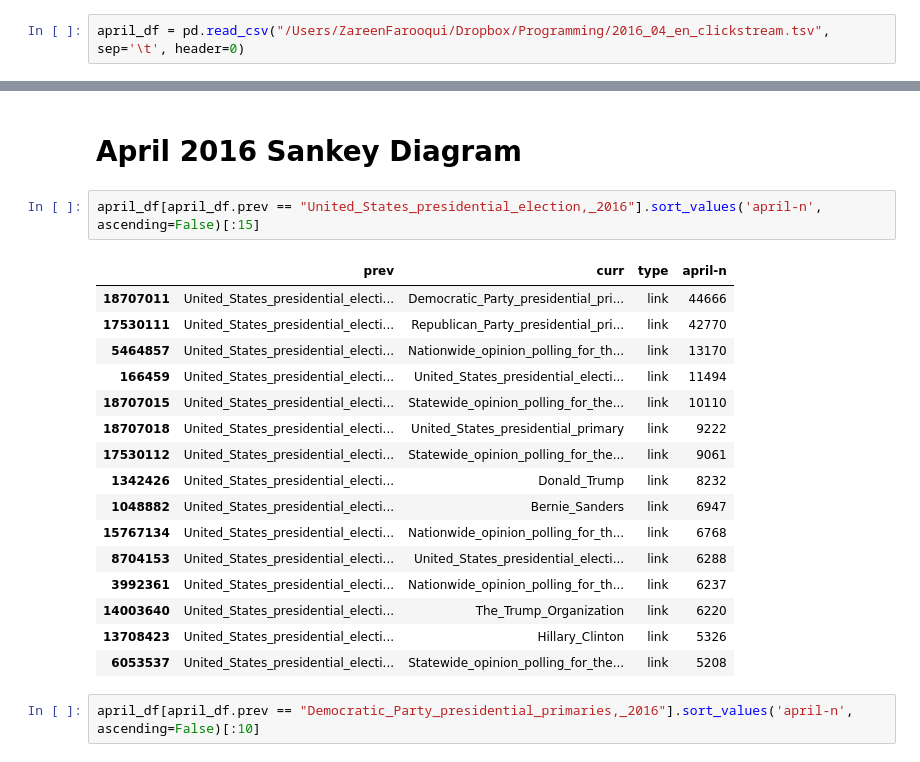
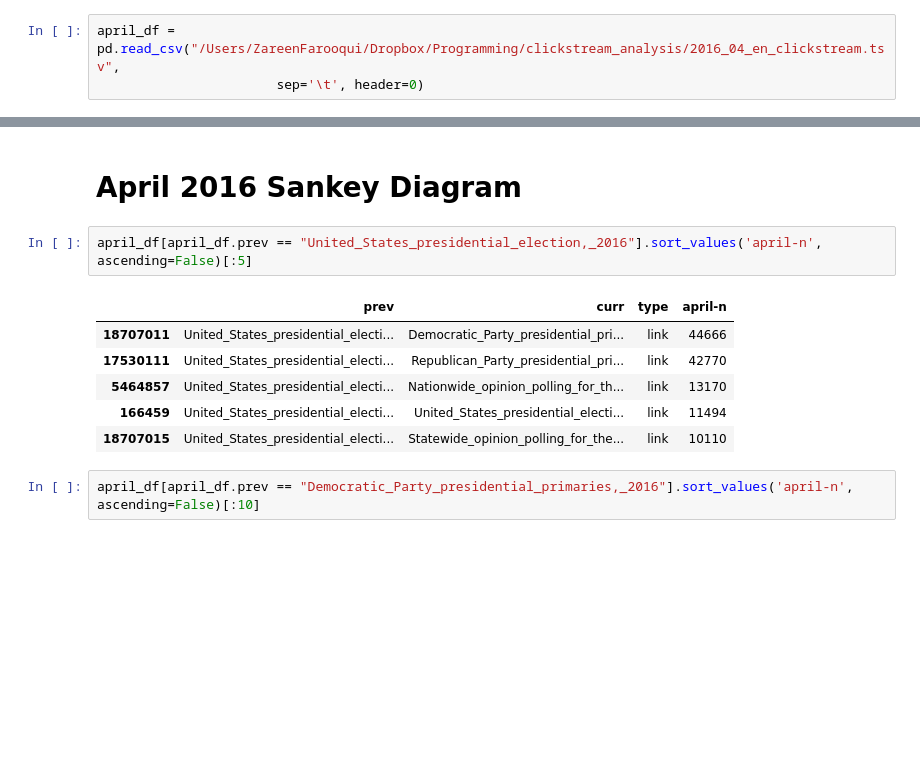
Before and after one commit to zareenfarooqui/2016-presidential-election-analysis, a Jupyter notebook: 2016_Presidential_Candidate_Clickstream_Analysis.ipynb, the cells around one changed output, grey strips where cells are left out. Cells and saved outputs as stored; diff of their text form; blank space fills up the shorter version.

```diff
--- a/2016_Presidential_Candidate_Clickstream_Analysis.ipynb
+++ b/2016_Presidential_Candidate_Clickstream_Analysis.ipynb
@@ -9,5 +13,6 @@ march_df = pd.read_csv("/Users/ZareenFarooqui/Dropbox/Programming/2016_03_clicks
 # %%
-april_df = pd.read_csv("/Users/ZareenFarooqui/Dropbox/Programming/2016_04_en_clickstream.tsv", sep='\t', header=0)
+april_df = pd.read_csv("/Users/ZareenFarooqui/Dropbox/Programming/clickstream_analysis/2016_04_en_clickstream.tsv",
+                       sep='\t', header=0)
 # %%
 feb_df.head()
 # %% [output]
@@ -261,24 +282,14 @@ google_df.sort_values('march-n', ascending=False)
 # %% [markdown]
 # April 2016 Sankey Diagram
 # %%
-april_df[april_df.prev == "United_States_presidential_election,_2016"].sort_values('april-n', ascending=False)[:15]
+april_df[april_df.prev == "United_States_presidential_election,_2016"].sort_values('april-n', ascending=False)[:5]
 # %% [output]
 |  | prev | curr | type | april-n |
 | 18707011 | United_States_presidential_electi... | Democratic_Party_presidential_pri... | link | 44666 |
 | 17530111 | United_States_presidential_electi... | Republican_Party_presidential_pri... | link | 42770 |
 | 5464857 | United_States_presidential_electi... | Nationwide_opinion_polling_for_th... | link | 13170 |
 | 166459 | United_States_presidential_electi... | United_States_presidential_electi... | link | 11494 |
 | 18707015 | United_States_presidential_electi... | Statewide_opinion_polling_for_the... | link | 10110 |
-| 18707018 | United_States_presidential_electi... | United_States_presidential_primary | link | 9222 |
-| 17530112 | United_States_presidential_electi... | Statewide_opinion_polling_for_the... | link | 9061 |
-| 1342426 | United_States_presidential_electi... | Donald_Trump | link | 8232 |
-| 1048882 | United_States_presidential_electi... | Bernie_Sanders | link | 6947 |
-| 15767134 | United_States_presidential_electi... | Nationwide_opinion_polling_for_th... | link | 6768 |
-| 8704153 | United_States_presidential_electi... | United_States_presidential_electi... | link | 6288 |
-| 3992361 | United_States_presidential_electi... | Nationwide_opinion_polling_for_th... | link | 6237 |
-| 14003640 | United_States_presidential_electi... | The_Trump_Organization | link | 6220 |
-| 13708423 | United_States_presidential_electi... | Hillary_Clinton | link | 5326 |
-| 6053537 | United_States_presidential_electi... | Statewide_opinion_polling_for_the... | link | 5208 |
 # %%
 april_df[april_df.prev == "Democratic_Party_presidential_primaries,_2016"].sort_values('april-n', ascending=False)[:10]
 # %% [output]
```
Also changed, not shown: parts of 47 cells of this notebook.
